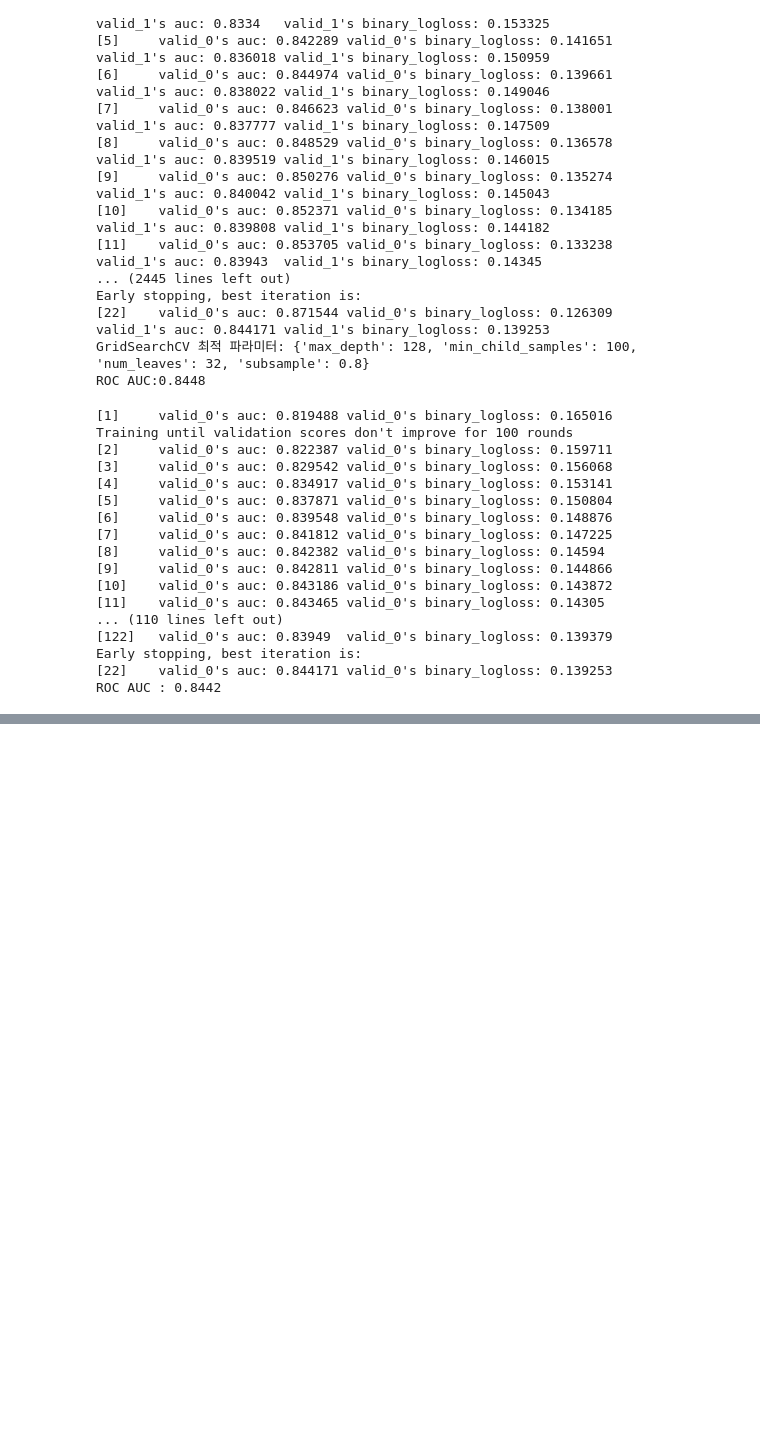
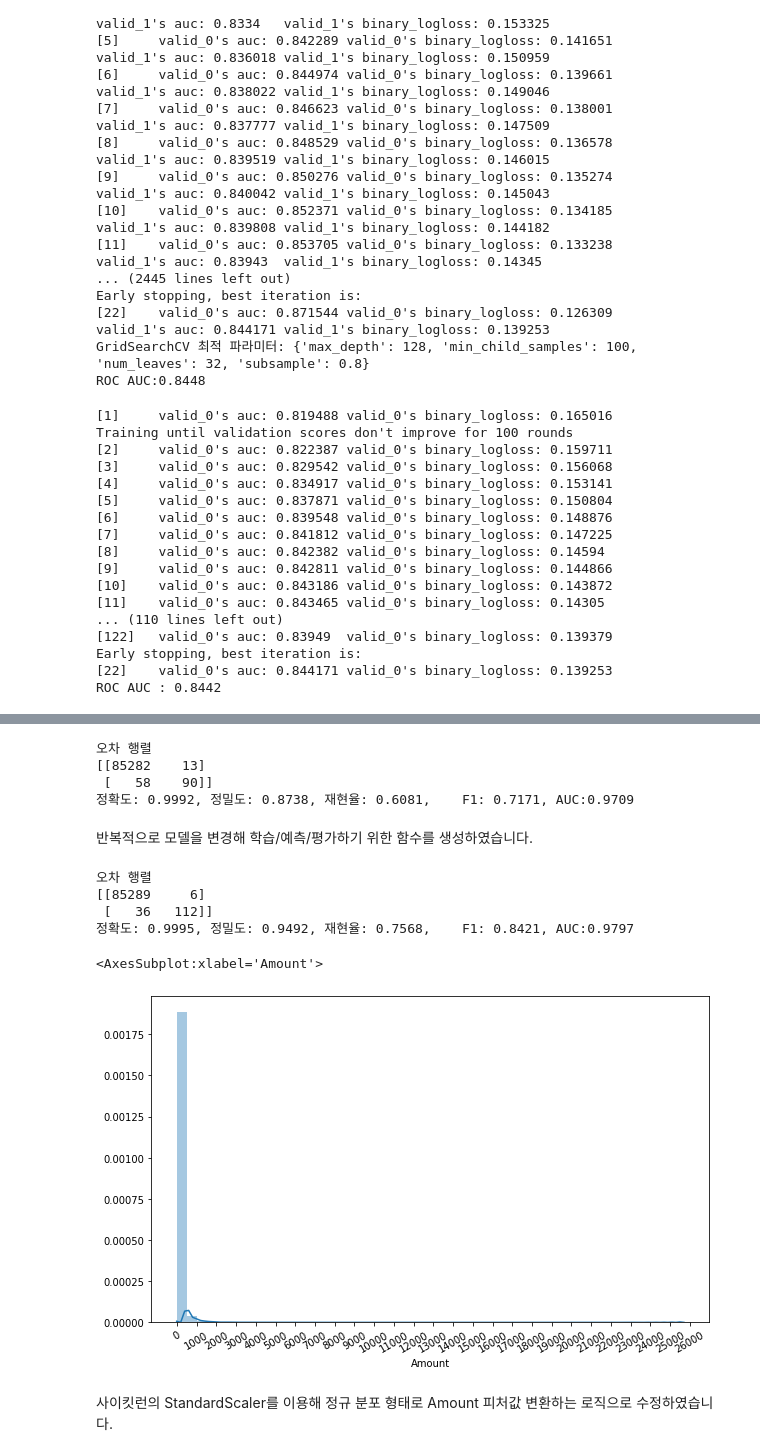
Before and after one commit to jeonprize/Machine_Learning, a Jupyter notebook: 4. 분류.ipynb, the cells around one changed output, grey strips where cells are left out. Drawn from its saved outputs; the diff is of its cells as text; code cells hidden in the pictures; blank space fills up the shorter version.

```diff
--- a/4. 분류.ipynb
+++ b/4. 분류.ipynb
@@ -963,0 +966,10 @@ ROC AUC : 0.8442
+# %%
+import pandas as pd
+import numpy as np
+import matplotlib.pyplot as plt
+%matplotlib inline
+import warnings
+warnings.filterwarnings('ignore')
+
+card_df = pd.read_csv('creditcard.csv')
+card_df
@@ -963,0 +1076,13 @@ ROC AUC : 0.8442
+# %%
+from sklearn.linear_model import LogisticRegression
+
+lr_clf = LogisticRegression()
+lr_clf.fit(X_train,y_train)
+lr_pred = lr_clf.predict(X_test)
+lr_pred_proba = lr_clf.predict_proba(X_test)[:,1]
+get_clf_eval(y_test,lr_pred,lr_pred_proba)
+# %% [output]
+오차 행렬
+[[85282    13]
+ [   58    90]]
+정확도: 0.9992, 정밀도: 0.8738, 재현율: 0.6081,    F1: 0.7171, AUC:0.9709
@@ -963,0 +1095,20 @@ ROC AUC : 0.8442
+# %% [markdown]
+반복적으로 모델을 변경해 학습/예측/평가하기 위한 함수를 생성하였습니다.
+# %%
+from lightgbm import LGBMClassifier
+
+lgbm_clf = LGBMClassifier(n_estimators=1000, num_leaves=64, n_jobs=-1, boost_from_average=False)
+get_model_train_eval(lgbm_clf, ftr_train=X_train, ftr_test=X_test, tgt_train=y_train, tgt_test=y_test)
+# %% [output]
+오차 행렬
+[[85289     6]
+ [   36   112]]
+정확도: 0.9995, 정밀도: 0.9492, 재현율: 0.7568,    F1: 0.8421, AUC:0.9797
+# %%
+import seaborn as sns
+plt.figure(figsize=(10,6))
+plt.xticks(range(0,30000,1000),rotation=30)
+sns.distplot(card_df['Amount'])
+# %% [output]
+<AxesSubplot:xlabel='Amount'>
+[figure, added]
@@ -963,0 +1125,2 @@ ROC AUC : 0.8442
+# %% [markdown]
+사이킷런의 StandardScaler를 이용해 정규 분포 형태로 Amount 피처값 변환하는 로직으로 수정하였습니다.
```
Also changed, not shown: parts of 18 cells of this notebook.
